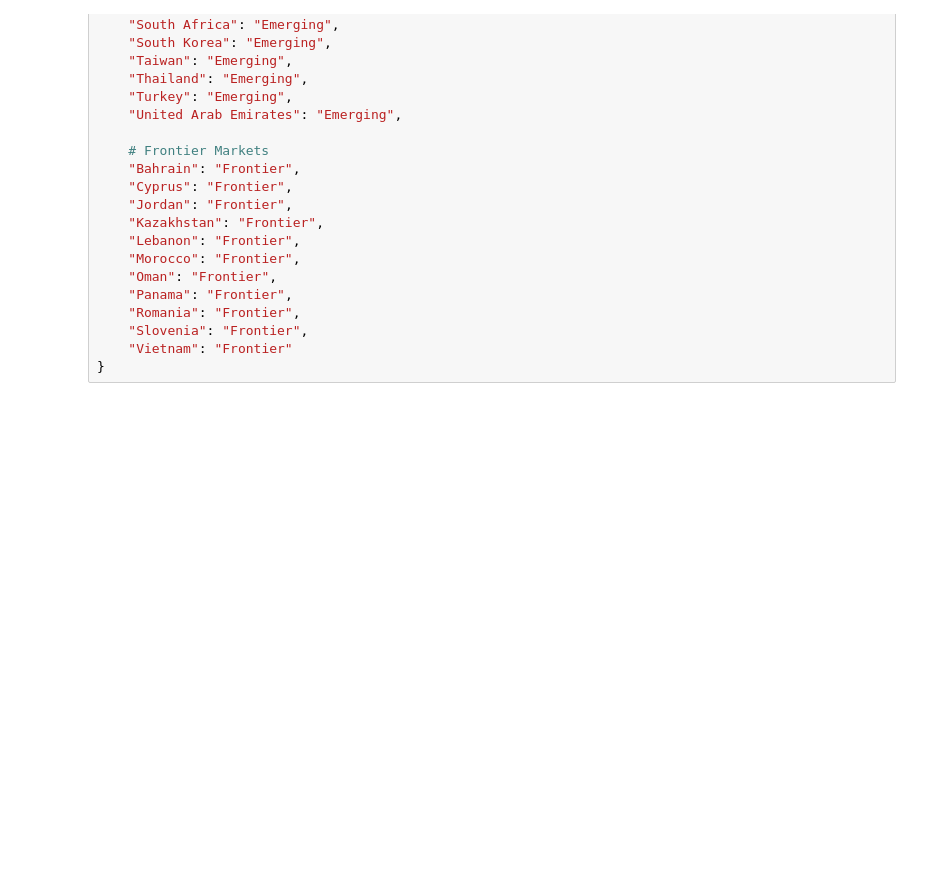
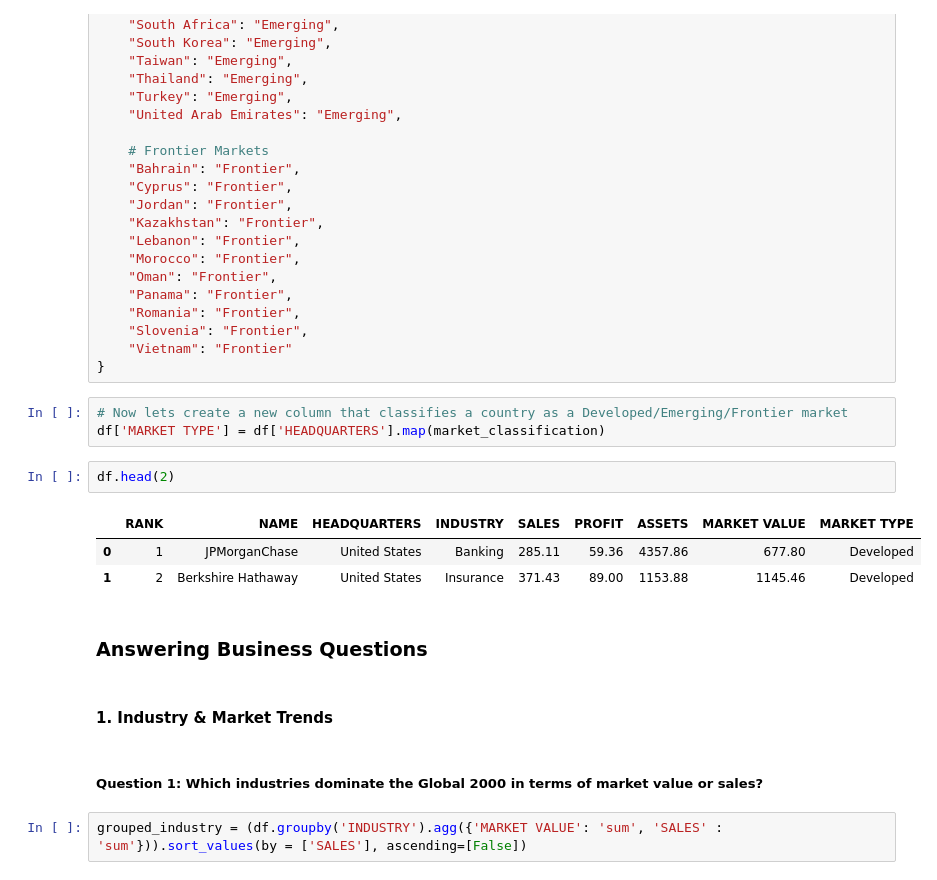
Before and after one commit to GauriR011/Forbes-Global-2025, a Jupyter notebook: Code.ipynb, the cells around one changed output. Saved outputs shown, nothing was run; the diff lists cells and outputs as text; blank space fills up the shorter version.

```diff
--- a/Code.ipynb
+++ b/Code.ipynb
@@ -220,3 +223,20 @@ market_classification = {
     "Slovenia": "Frontier",
     "Vietnam": "Frontier"
 }
+# %%
+# Now lets create a new column that classifies a country as a Developed/Emerging/Frontier market
+df['MARKET TYPE'] = df['HEADQUARTERS'].map(market_classification)
+# %%
+df.head(2)
+# %% [output]
+|  | RANK | NAME | HEADQUARTERS | INDUSTRY | SALES | PROFIT | ASSETS | MARKET VALUE | MARKET TYPE |
+| 0 | 1 | JPMorganChase | United States | Banking | 285.11 | 59.36 | 4357.86 | 677.80 | Developed |
+| 1 | 2 | Berkshire Hathaway | United States | Insurance | 371.43 | 89.00 | 1153.88 | 1145.46 | Developed |
+# %% [markdown]
+### Answering Business Questions
+# %% [markdown]
+#### 1. Industry & Market Trends
+# %% [markdown]
+##### Question 1: Which industries dominate the Global 2000 in terms of market value or sales?
+# %%
+grouped_industry = (df.groupby('INDUSTRY').agg({'MARKET VALUE': 'sum', 'SALES' : 'sum'})).sort_values(by = ['SALES'], ascending=[False])
```
Also changed, not shown: parts of 38 cells of this notebook.
